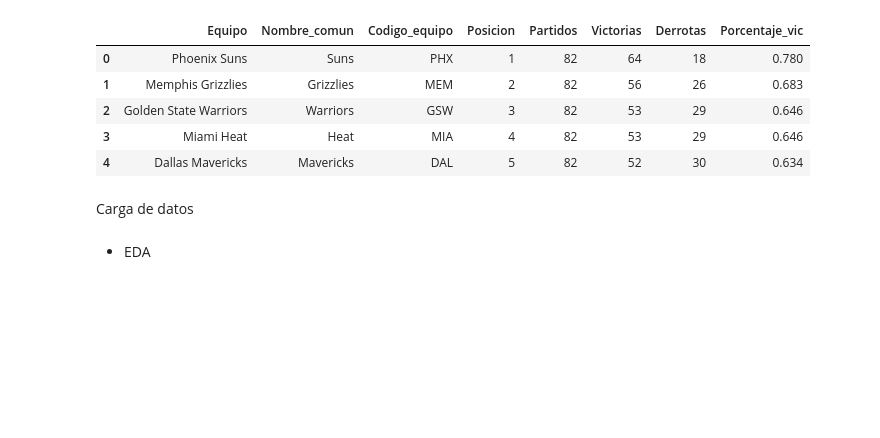
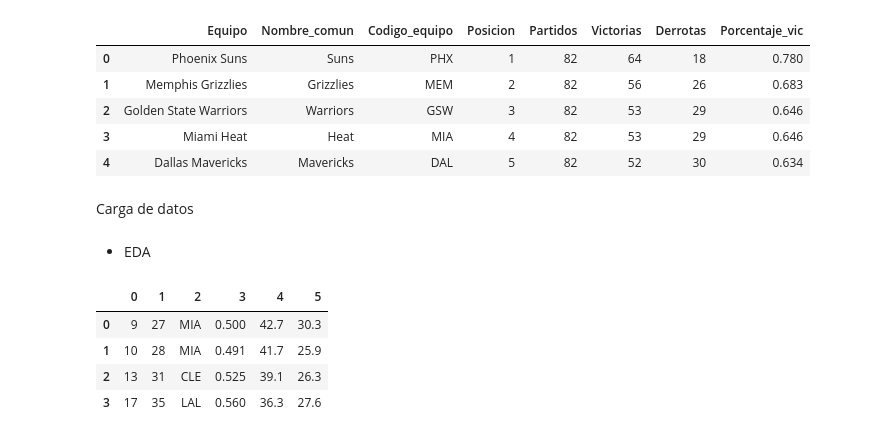
Before and after one commit to ngcarvajall/Proyecto5-GOAT_MJ_LJ, a Jupyter notebook: Notebooks/Loading.ipynb, the cells around one changed output. Cells and saved outputs as stored; diff of their text form; code cells hidden in the pictures; blank space fills up the shorter version.

```diff
--- a/Notebooks/Loading.ipynb
+++ b/Notebooks/Loading.ipynb
@@ -496,3 +496,22 @@ if conexion:
     conexion.close()
 # %% [markdown]
 * EDA
+# %%
+cursor=conexion.cursor()
+query_EDA_1 = """
+            SELECT id_temporada, player_age, team_code, fg_pct, min, pts
+FROM campeonatos_lj cl
+INNER JOIN playoffs_lj pl
+ON cl.id_resultado = pl.id_resultado
+WHERE pl.id_resultado = 1
+"""
+cursor.execute(query_EDA_1)
+temp_camp_lj = pd.DataFrame(cursor.fetchall())
+# %%
+temp_camp_lj.head()
+# %% [output]
+|  | 0 | 1 | 2 | 3 | 4 | 5 |
+| 0 | 9 | 27 | MIA | 0.500 | 42.7 | 30.3 |
+| 1 | 10 | 28 | MIA | 0.491 | 41.7 | 25.9 |
+| 2 | 13 | 31 | CLE | 0.525 | 39.1 | 26.3 |
+| 3 | 17 | 35 | LAL | 0.560 | 36.3 | 27.6 |
```
Also changed, not shown: parts of 8 cells of this notebook, 2 other files.
